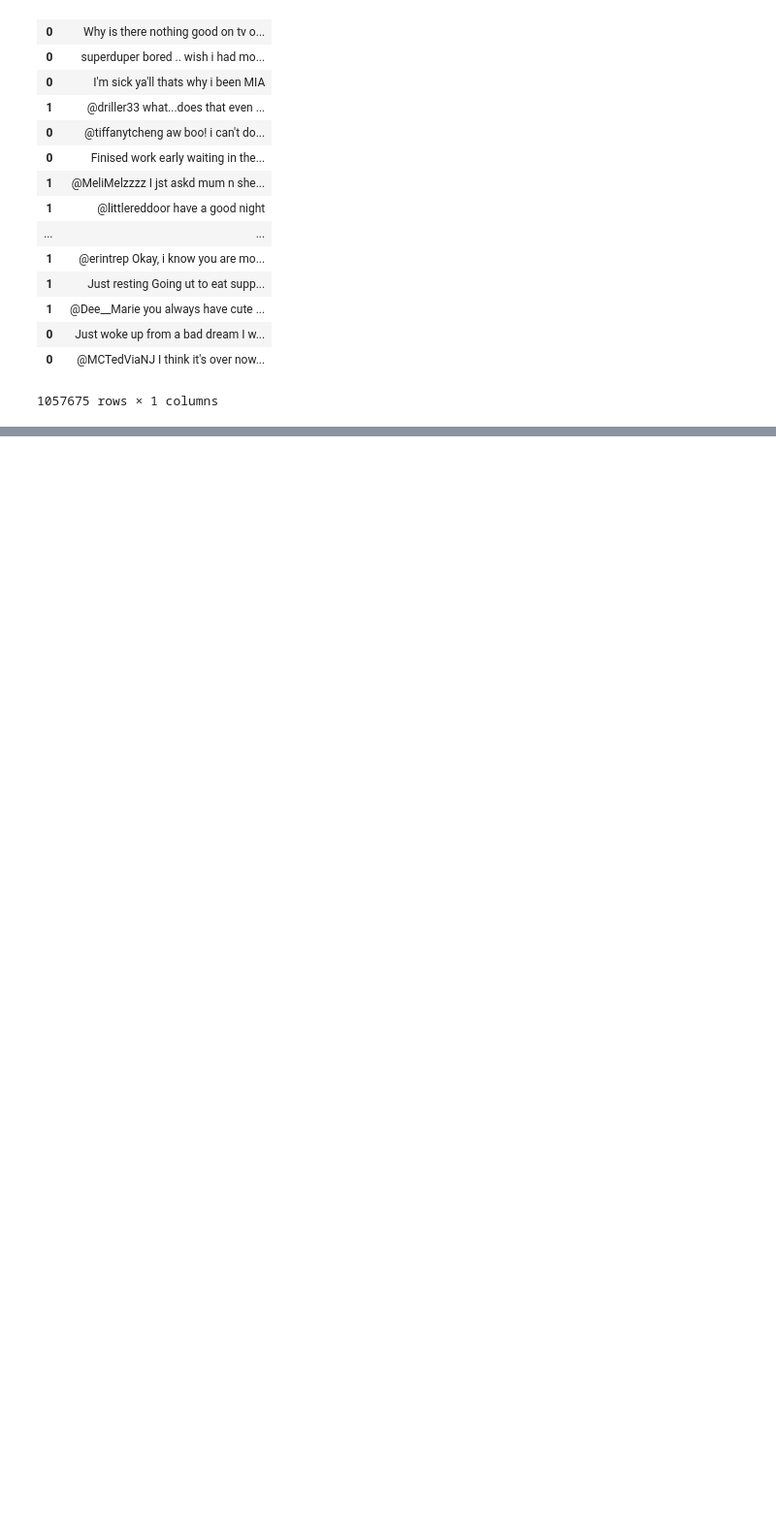
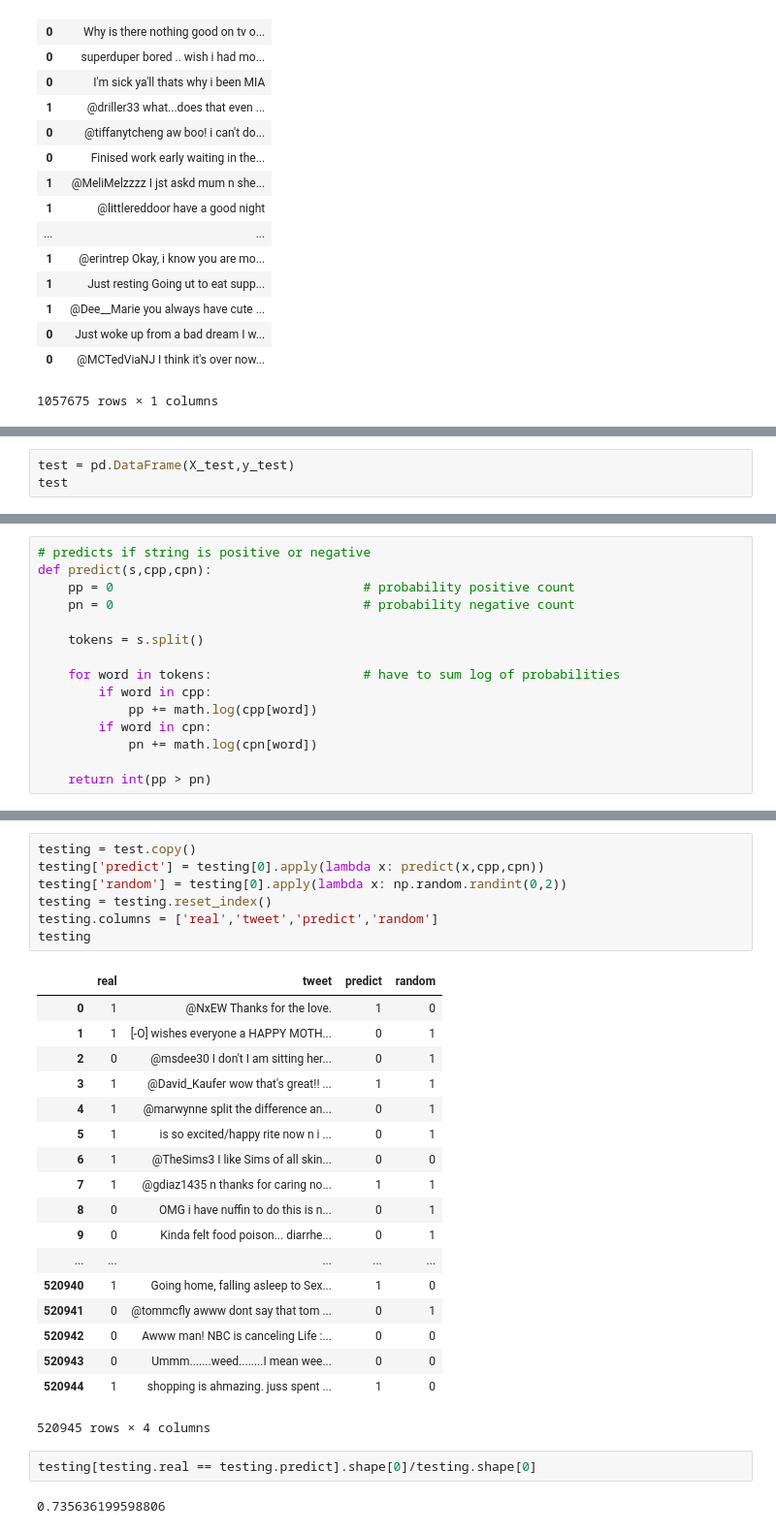
Before and after one commit to nicwigs/482, a Jupyter notebook: project/trainSentiment.ipynb, the cells around one changed output, grey strips where cells are left out. Shown at 97% size. Drawn from its saved outputs; the diff is of its cells as text; blank space fills up the shorter version.

```diff
--- a/project/trainSentiment.ipynb
+++ b/project/trainSentiment.ipynb
@@ -70,0 +125,3 @@ train.to_csv('../../project/data/opinion/train.data', sep='\t',header=False)
+# %%
+test = pd.DataFrame(X_test,y_test)
+test
@@ -70,0 +147,15 @@ train.to_csv('../../project/data/opinion/train.data', sep='\t',header=False)
+# %%
+# predicts if string is positive or negative
+def predict(s,cpp,cpn):
+    pp = 0                                 # probability positive count
+    pn = 0                                 # probability negative count
+
+    tokens = s.split()
+
+    for word in tokens:                    # have to sum log of probabilities
+        if word in cpp:
+            pp += math.log(cpp[word])
+        if word in cpn:
+            pn += math.log(cpn[word])
+
+    return int(pp > pn)
@@ -70,0 +170,30 @@ train.to_csv('../../project/data/opinion/train.data', sep='\t',header=False)
+# %%
+testing = test.copy()
+testing['predict'] = testing[0].apply(lambda x: predict(x,cpp,cpn))
+testing['random'] = testing[0].apply(lambda x: np.random.randint(0,2))
+testing = testing.reset_index()
+testing.columns = ['real','tweet','predict','random']
+testing
+# %% [output]
+|  | real | tweet | predict | random |
+| 0 | 1 | @NxEW Thanks for the love. | 1 | 0 |
+| 1 | 1 | [-O] wishes everyone a HAPPY MOTH... | 0 | 1 |
+| 2 | 0 | @msdee30 I don't I am sitting her... | 0 | 1 |
+| 3 | 1 | @David_Kaufer wow that's great!! ... | 1 | 1 |
+| 4 | 1 | @marwynne split the difference an... | 0 | 1 |
+| 5 | 1 | is so excited/happy rite now n i ... | 0 | 1 |
+| 6 | 1 | @TheSims3 I like Sims of all skin... | 0 | 0 |
+| 7 | 1 | @gdiaz1435 n thanks for caring no... | 1 | 1 |
+| 8 | 0 | OMG i have nuffin to do this is n... | 0 | 1 |
+| 9 | 0 | Kinda felt food poison... diarrhe... | 0 | 1 |
+| ... | ... | ... | ... | ... |
+| 520940 | 1 | Going home, falling asleep to Sex... | 1 | 0 |
+| 520941 | 0 | @tommcfly awww dont say that tom ... | 0 | 1 |
+| 520942 | 0 | Awww man! NBC is canceling Life :... | 0 | 0 |
+| 520943 | 0 | Ummm.......weed........I mean wee... | 0 | 0 |
+| 520944 | 1 | shopping is ahmazing. juss spent ... | 1 | 0 |
+520945 rows × 4 columns
+# %%
+testing[testing.real == testing.predict].shape[0]/testing.shape[0]
+# %% [output]
+0.735636199598806
```
Also changed, not shown: parts of 13 cells of this notebook.
